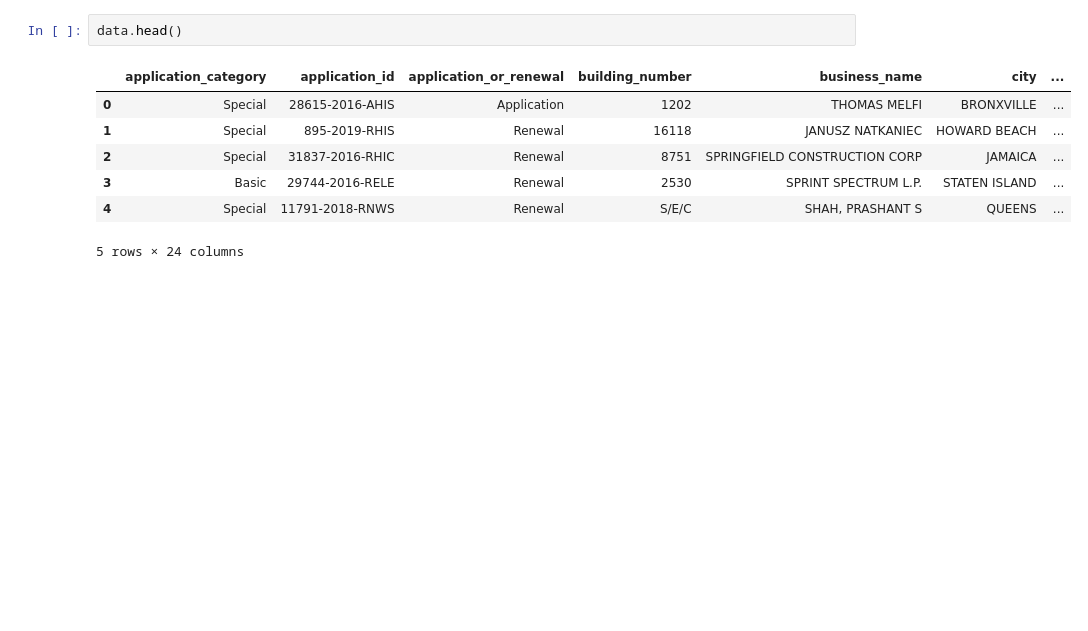
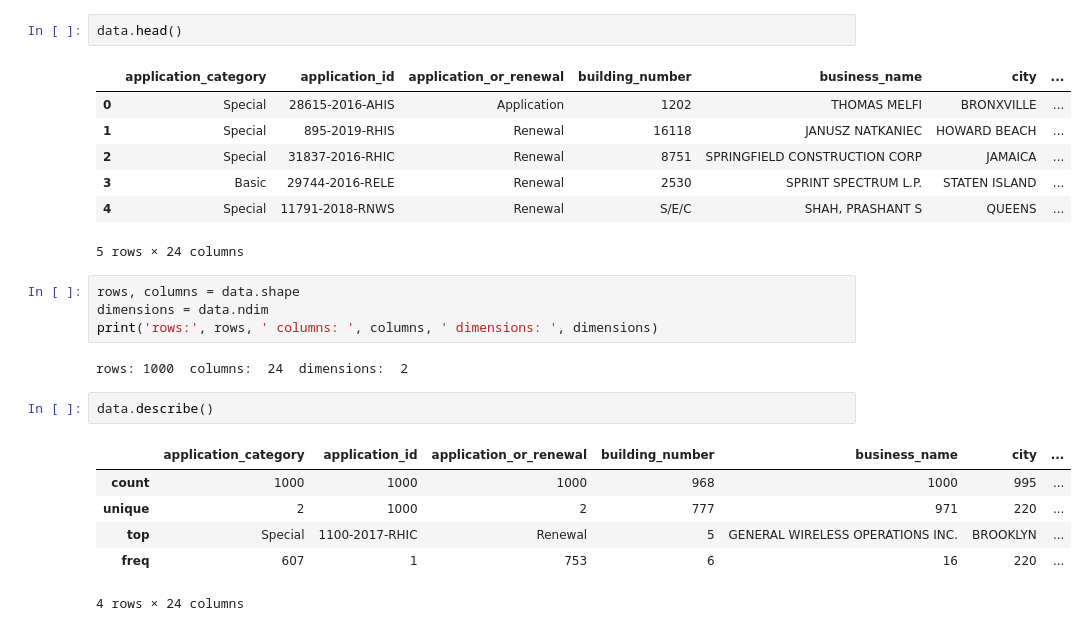
Before and after one commit to jsloa071/NYC-licenses-data-exploration, a Jupyter notebook: Data Exploration - License Applications NYC.ipynb, the cells around one changed output. Cells and saved outputs as stored; diff of their text form; blank space fills up the shorter version.

```diff
--- a/Data Exploration - License Applications NYC.ipynb
+++ b/Data Exploration - License Applications NYC.ipynb
@@ -26,3 +26,18 @@ data.head()
 | 3 | Basic | 29744-2016-RELE | Renewal | 2530 | SPRINT SPECTRUM L.P. | STATEN ISLAND | ... |
 | 4 | Special | 11791-2018-RNWS | Renewal | S/E/C | SHAH, PRASHANT S | QUEENS | ... |
 5 rows × 24 columns
+# %%
+rows, columns = data.shape
+dimensions = data.ndim
+print('rows:', rows, ' columns: ', columns, ' dimensions: ', dimensions)
+# %% [output]
+rows: 1000  columns:  24  dimensions:  2
+# %%
+data.describe()
+# %% [output]
+|  | application_category | application_id | application_or_renewal | building_number | business_name | city | ... |
+| count | 1000 | 1000 | 1000 | 968 | 1000 | 995 | ... |
+| unique | 2 | 1000 | 2 | 777 | 971 | 220 | ... |
+| top | Special | 1100-2017-RHIC | Renewal | 5 | GENERAL WIRELESS OPERATIONS INC. | BROOKLYN | ... |
+| freq | 607 | 1 | 753 | 6 | 16 | 220 | ... |
+4 rows × 24 columns
```
Also changed, not shown: parts of 8 cells of this notebook.
